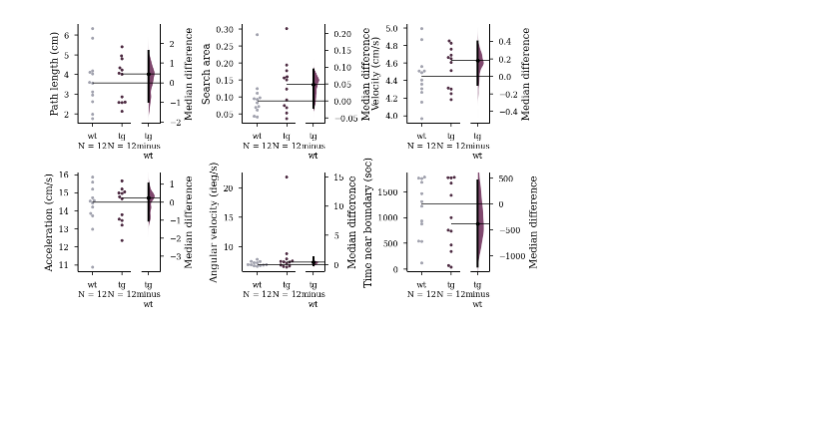
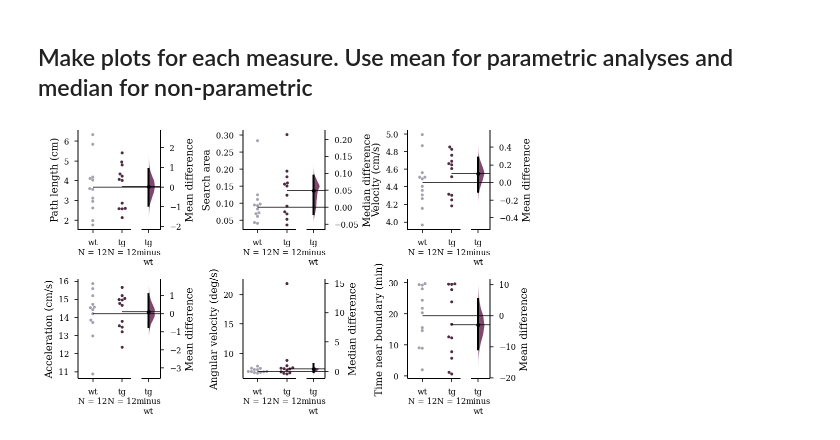
Before and after one commit to lolaBerkowitz/TgF344-AD_Open_Field, a Jupyter notebook: notebooks/general_locomotion.ipynb, the cells around one changed output. Saved outputs shown, nothing was run; the diff lists cells and outputs as text; code cells hidden in the pictures; blank space fills up the shorter version.

```diff
--- a/notebooks/general_locomotion.ipynb
+++ b/notebooks/general_locomotion.ipynb
@@ -62,8 +64,7 @@ def set_size(width, fraction=1, subplots=(1, 1)):
 # %%
-fig_save_path = 'D:/ryanh/github/TgF344-AD_Open_Field/notebooks/figs/'
-data_path = 'D:/ryanh/github/TgF344-AD_Open_Field/notebooks/data/'
+fig_save_path = '/Users/lauraberkowitz/github/TgF344-AD_Open_Field/notebooks/figs/'
+data_path = '/Users/lauraberkowitz/github/TgF344-AD_Open_Field/notebooks/data/'
 df = pd.read_csv(data_path+'general_locomotion.csv')
 df.path_length = df.path_length/1000
 df = df[df.day=='D1']
-df
-# df
+df.thigmotaxis = df.thigmotaxis/60
@@ -88,39 +71,41 @@ df
+# %% [markdown]
+## Make plots for each measure. Use mean for parametric analyses and median for non-parametric
 # %%
 fig, axs = plt.subplots(2,3, figsize=set_size('thesis', fraction=1.25, subplots=(3, 3)), edgecolor='k')
 fig.subplots_adjust(hspace = 0.5, wspace=1)
 axs = axs.ravel()
 
 flatui = ["#601a4a","#9c9eb5"]   #color schedule for Tg and Wt, respectively.
 
 dabest_obj = dabest.load(df, idx=("wt","tg"),x="group", y="path_length")
-dabest_obj.median_diff.plot(ax=axs[0],custom_palette=flatui,raw_marker_size=3,es_marker_size=4)
+dabest_obj.mean_diff.plot(ax=axs[0],custom_palette=flatui,raw_marker_size=3,es_marker_size=4)
 axs[0].set_ylabel("Path length (cm)")
 
 dabest_obj = dabest.load(df, idx=("wt","tg"),x="group", y="search_area")
 dabest_obj.median_diff.plot(ax=axs[1],custom_palette=flatui,raw_marker_size=3,es_marker_size=4)
 axs[1].set_ylabel("Search area")
 
 dabest_obj = dabest.load(df, idx=("wt","tg"),x="group", y="median_velocity")
-dabest_obj.median_diff.plot(ax=axs[2],custom_palette=flatui,raw_marker_size=3,es_marker_size=4)
+dabest_obj.mean_diff.plot(ax=axs[2],custom_palette=flatui,raw_marker_size=3,es_marker_size=4)
 axs[2].set_ylabel("Velocity (cm/s)")
 
 dabest_obj = dabest.load(df, idx=("wt","tg"),x="group", y="median_abs_acceleration")
-dabest_obj.median_diff.plot(ax=axs[3],custom_palette=flatui,raw_marker_size=3,es_marker_size=4)
+dabest_obj.mean_diff.plot(ax=axs[3],custom_palette=flatui,raw_marker_size=3,es_marker_size=4)
 axs[3].set_ylabel("Acceleration (cm/s)")
 
 dabest_obj = dabest.load(df, idx=("wt","tg"),x="group", y="median_abs_angular_velocity")
 dabest_obj.median_diff.plot(ax=axs[4],custom_palette=flatui,raw_marker_size=3,es_marker_size=4)
 axs[4].set_ylabel("Angular velocity (deg/s)")
 
 dabest_obj = dabest.load(df, idx=("wt","tg"),x="group", y="thigmotaxis")
-dabest_obj.median_diff.plot(ax=axs[5],custom_palette=flatui,raw_marker_size=3,es_marker_size=4)
-axs[5].set_ylabel("Time near boundary (sec)")
+dabest_obj.mean_diff.plot(ax=axs[5],custom_palette=flatui,raw_marker_size=3,es_marker_size=4)
+axs[5].set_ylabel("Time near boundary (min)")
 
 
 plt.savefig(fig_save_path+'locomotion_d1.svg',dpi=300,bbox_inches='tight')
 plt.savefig(fig_save_path+'locomotion_d1.png',dpi=300,bbox_inches='tight')
 # %% [output]
-[figure, old version]
+[figure, new version]
 # %%
 df = pd.read_csv(data_path+'general_locomotion.csv')
 df.path_length = df.path_length/1000
```
Also changed, not shown: parts of 4 cells of this notebook.
